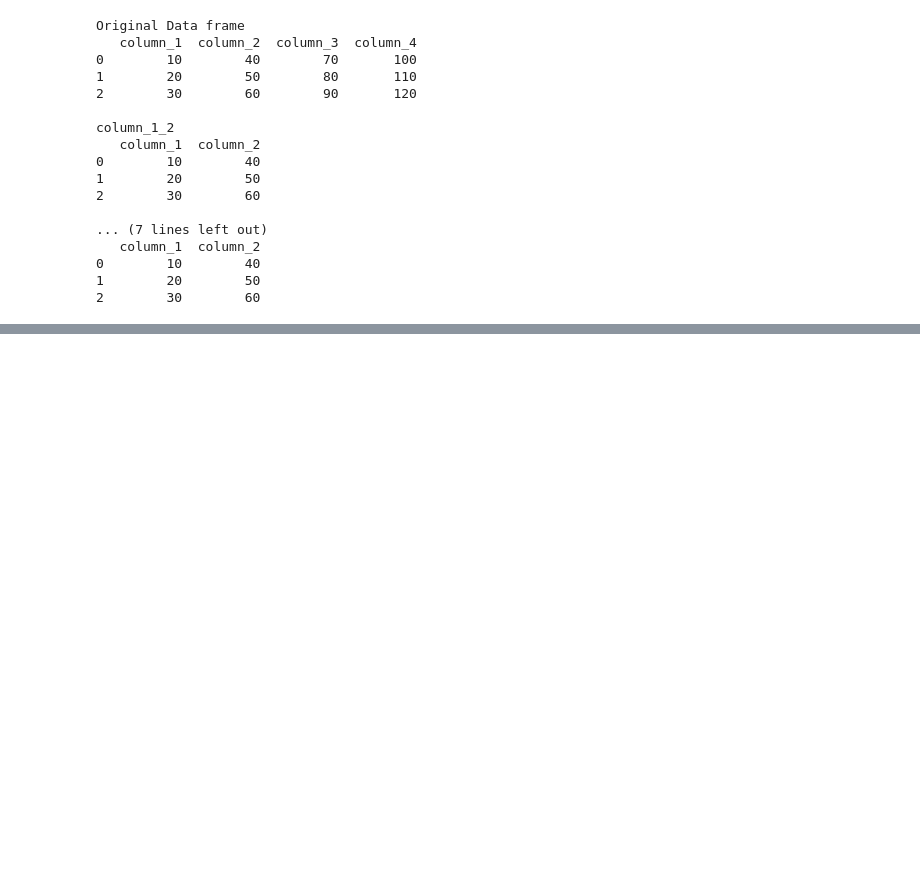
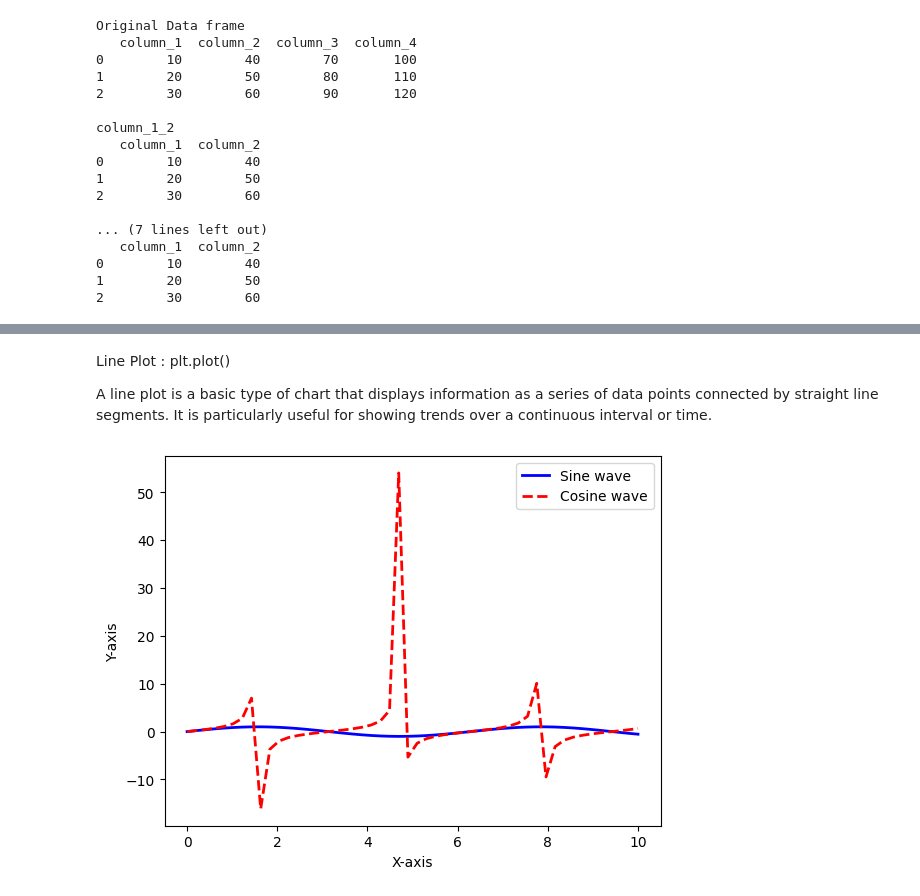
Before and after one commit to 123shettykarthik-cmyk/Practice, a Jupyter notebook: Applied_Data_Science_with_Python_Practice_Notebook.ipynb, the cells around one changed output, grey strips where cells are left out. Saved outputs shown, nothing was run; the diff lists cells and outputs as text; code cells hidden in the pictures; blank space fills up the shorter version.

```diff
--- a/Applied_Data_Science_with_Python_Practice_Notebook.ipynb
+++ b/Applied_Data_Science_with_Python_Practice_Notebook.ipynb
@@ -590,0 +1330,37 @@ column_1_2
+# %% [markdown]
+Line Plot : plt.plot()
+
+A line plot is a basic type of chart that displays information as a series of data points connected by straight line segments. It is particularly useful for showing trends over a continuous interval or time.
+# %%
+import matplotlib.pyplot as plt
+import numpy as np
+
+# Generate data for a line plot
+x = np.linspace(0,10,50) # creates 100 np array elements starting from -50 to 50 with eqaual spacing
+y = np.sin(x) #creates np array elements by taking sin value of each element of x
+
+a = np.linspace(0,10,50)
+b = np.tan(a)
+
+#print('\nThe values of X:')
+#print(x)
+#print('\nThe values of y:')
+#print(y)
+
+
+# Create a line plot
+plt.plot(x, y, label='Sine wave', color='blue', linestyle='-', linewidth=2)
+plt.plot(a, b, label='Cosine wave', color='red', linestyle='--', linewidth=2)
+#plt.show()
+# Add labels and title
+plt.xlabel('X-axis')
+plt.ylabel('Y-axis')
+#plt.title('Line plot: Sine wave')
+#plt.show()
+# Add a legend
+plt.legend()
+#plt.show()
+# Show the plot
+plt.show()
+# %% [output]
+[figure, added]
```
Also changed, not shown: parts of 127 cells of this notebook.
